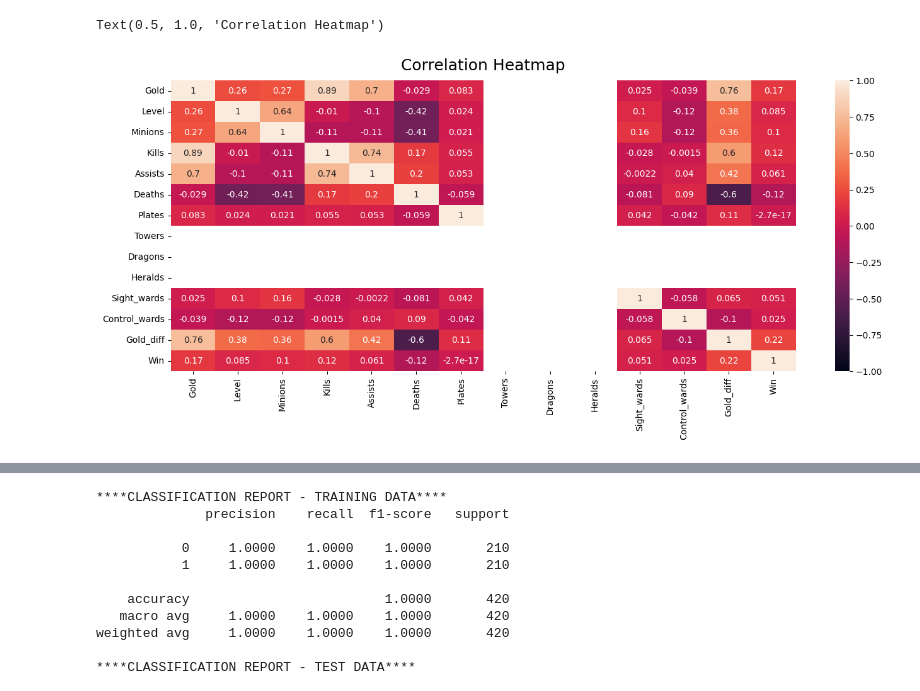
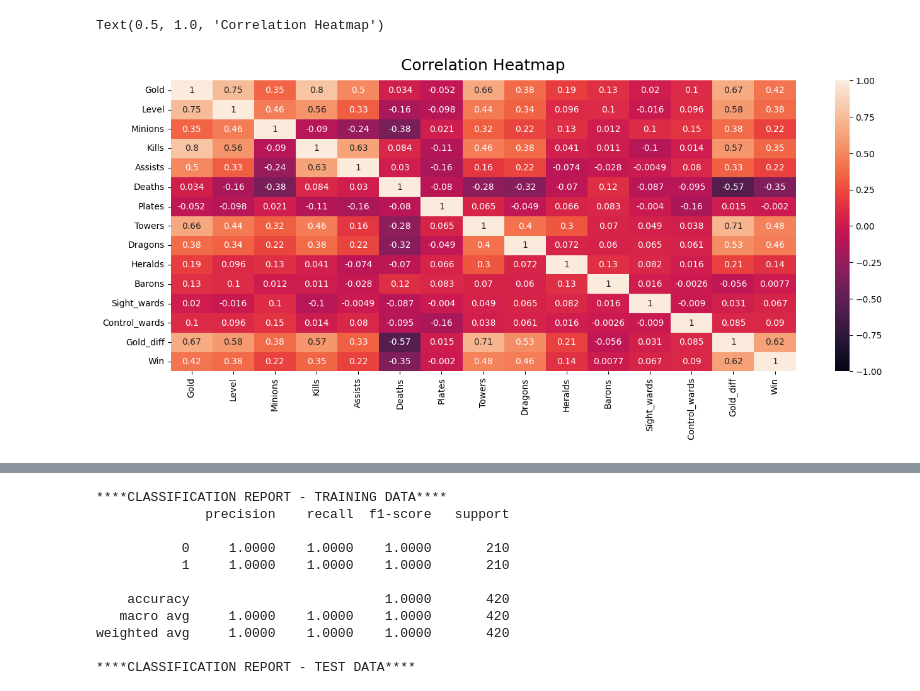
Before and after one commit to Friebay/LeagueOfLegendsPredictions, a Jupyter notebook: Not Needed For People/Predictor_jupyter.ipynb, the cells around one changed output, grey strips where cells are left out. Cells and saved outputs as stored; diff of their text form; code cells hidden in the pictures.

```diff
--- a/Not Needed For People/Predictor_jupyter.ipynb
+++ b/Not Needed For People/Predictor_jupyter.ipynb
@@ -15,16 +15,18 @@ from sklearn.exceptions import ConvergenceWarning
 # %%
 df4 = pd.read_csv('Friebay_team_data_4min.csv')
 df14 = pd.read_csv('Friebay_team_data_14min.csv')
+df28 = pd.read_csv('Friebay_team_data_28min.csv')
 # %%
 #Generate correlation matrix in orther to see most important values
 corr4 = df4.corr()
 corr14 = df14.corr()
+corr28 = df28.corr()
 plt.figure(figsize=(16, 6))
-heatmap = sns.heatmap(df4.corr(), vmin=-1, vmax=1, annot=True)
+heatmap = sns.heatmap(df28.corr(), vmin=-1, vmax=1, annot=True)
 heatmap.set_title('Correlation Heatmap', fontdict={'fontsize':18}, pad=12)
 # %% [output]
 Text(0.5, 1.0, 'Correlation Heatmap')
-[figure, old version]
+[figure, new version]
 # %%
 # sns.pairplot(df)
 # plt.show()
```
Also changed, not shown: parts of 7 cells of this notebook, 7 other files.
